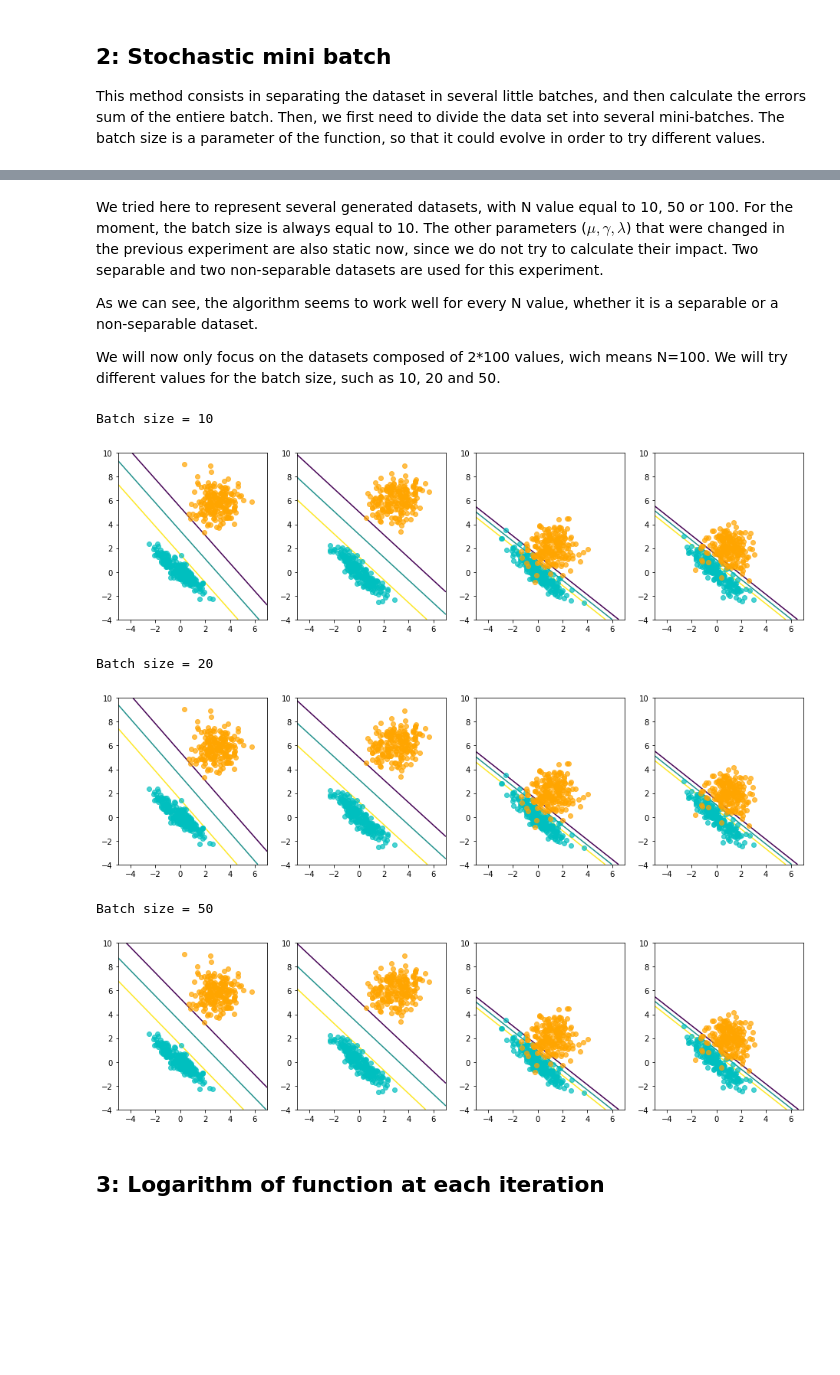
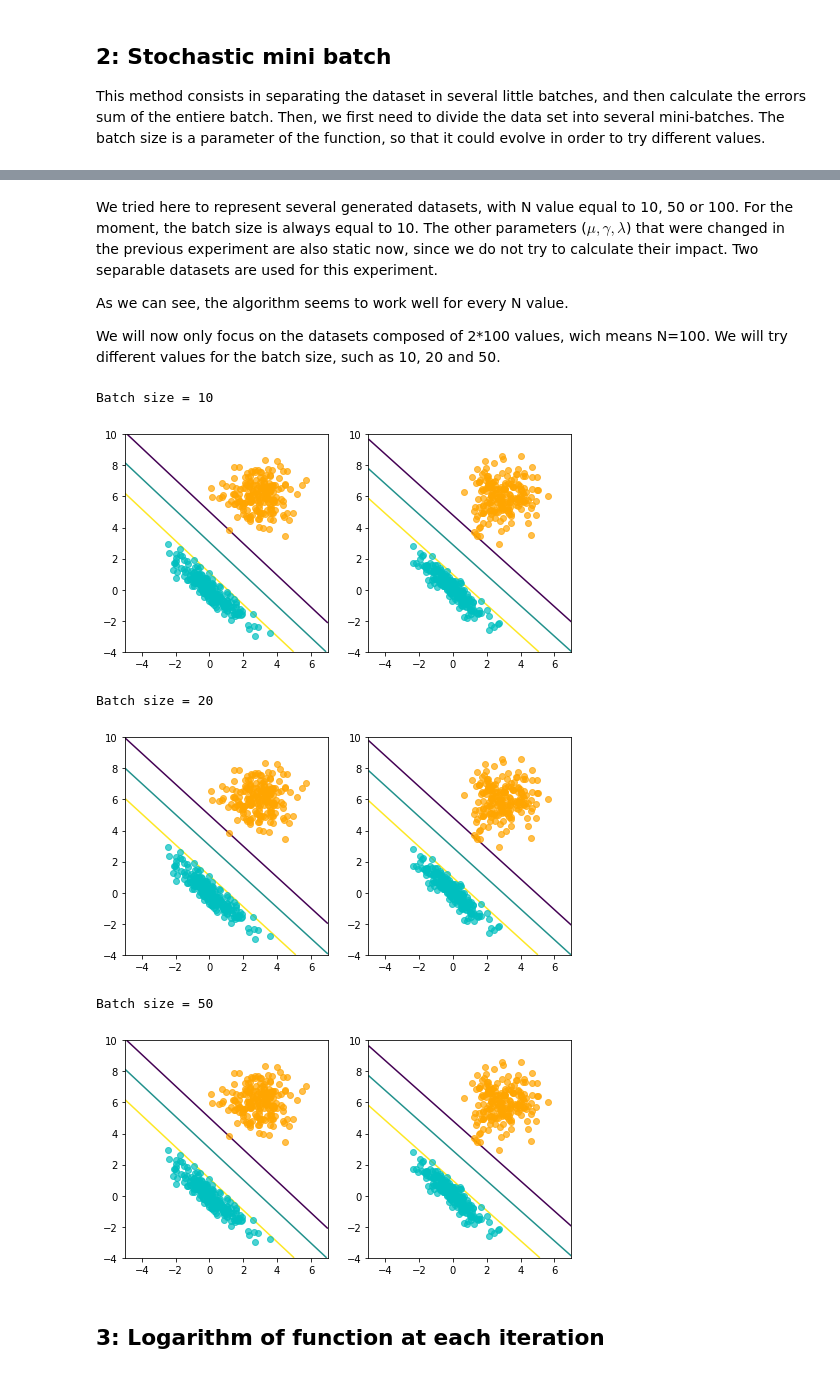
Before and after one commit to Roxane14/optimization, a Jupyter notebook: Lab4_5_CarlaSendra_RoxaneLeTensorer_RachelTrimble.ipynb, the cells around one changed output, grey strips where cells are left out. Saved outputs shown, nothing was run; the diff lists cells and outputs as text; code cells hidden in the pictures; blank space fills up the shorter version.

```diff
--- a/Lab4_5_CarlaSendra_RoxaneLeTensorer_RachelTrimble.ipynb
+++ b/Lab4_5_CarlaSendra_RoxaneLeTensorer_RachelTrimble.ipynb
@@ -648,23 +652,6 @@ for i in range(0,2):
     newInfo = mini_batch_experiment(batch_size, X, Y, cluster1, cluster2)
     info3.append(newInfo)
 
-for i in range(0,2):
-
-    N=10
-    X, Y, cluster1, cluster2 = generate_dataset(N,False)
-    newInfo = mini_batch_experiment(batch_size, X, Y, cluster1, cluster2)
-    info.append(newInfo)
-
-    N=50
-    X, Y, cluster1, cluster2 = generate_dataset(N,False)
-    newInfo = mini_batch_experiment(batch_size, X, Y, cluster1, cluster2)
-    info2.append(newInfo)
-
-    N=100
-    X, Y, cluster1, cluster2 = generate_dataset(N,False)
-    newInfo = mini_batch_experiment(batch_size, X, Y, cluster1, cluster2)
-    info3.append(newInfo)
-
 
 print("N=10")
 plot_information = np.array(info)
@@ -687,7 +674,7 @@ N=100
 # %% [markdown]
-We tried here to represent several generated datasets, with N value equal to 10, 50 or 100. For the moment, the batch size is always equal to 10. The other parameters ($\mu, \gamma, \lambda$) that were changed in the previous experiment are also static now, since we do not try to calculate their impact. Two separable and two non-separable datasets are used for this experiment.
+We tried here to represent several generated datasets, with N value equal to 10, 50 or 100. For the moment, the batch size is always equal to 10. The other parameters ($\mu, \gamma, \lambda$) that were changed in the previous experiment are also static now, since we do not try to calculate their impact. Two separable datasets are used for this experiment.
 
-As we can see, the algorithm seems to work well for every N value, whether it is a separable or a non-separable dataset.
+As we can see, the algorithm seems to work well for every N value.
 
 We will now only focus on the datasets composed of 2*100 values, wich means N=100. We will try different values for the batch size, such as 10, 20 and 50.
 # %%
@@ -702,54 +689,38 @@ info3 = []
 for i in range(0,2):
 
     X, Y, cluster1, cluster2 = generate_dataset(N,True)
 
     batch_size=10
     newInfo = mini_batch_experiment(batch_size, X, Y, cluster1, cluster2)
     info.append(newInfo)
 
     batch_size=20
     newInfo = mini_batch_experiment(batch_size, X, Y, cluster1, cluster2)
     info2.append(newInfo)
 
     batch_size=50
     newInfo = mini_batch_experiment(batch_size, X, Y, cluster1, cluster2)
     info3.append(newInfo)
 
-for i in range(0,2):
-
-    X, Y, cluster1, cluster2 = generate_dataset(N,False)
-
-    batch_size=10
-    newInfo = mini_batch_experiment(batch_size, X, Y, cluster1, cluster2)
-    info.append(newInfo)
-
-    batch_size=20
-    newInfo = mini_batch_experiment(batch_size, X, Y, cluster1, cluster2)
-    info2.append(newInfo)
-
-    batch_size=50
-    newInfo = mini_batch_experiment(batch_size, X, Y, cluster1, cluster2)
-    info3.append(newInfo)
-
 
 print("Batch size = 10")
 plot_information = np.array(info)
 plot_svm(plot_information)
 
 print("Batch size = 20")
 plot_information = np.array(info2)
 plot_svm(plot_information)
 
 print("Batch size = 50")
 plot_information = np.array(info3)
 plot_svm(plot_information)
 # %% [output]
 Batch size = 10
-[figure, old version]
+[figure, new version]
 Batch size = 20
-[figure, old version]
+[figure, new version]
 Batch size = 50
-[figure, old version]
+[figure, new version]
 # %% [markdown]
 ## 3: Logarithm of function at each iteration
 # %%
```
Also changed, not shown: parts of 11 cells of this notebook.
